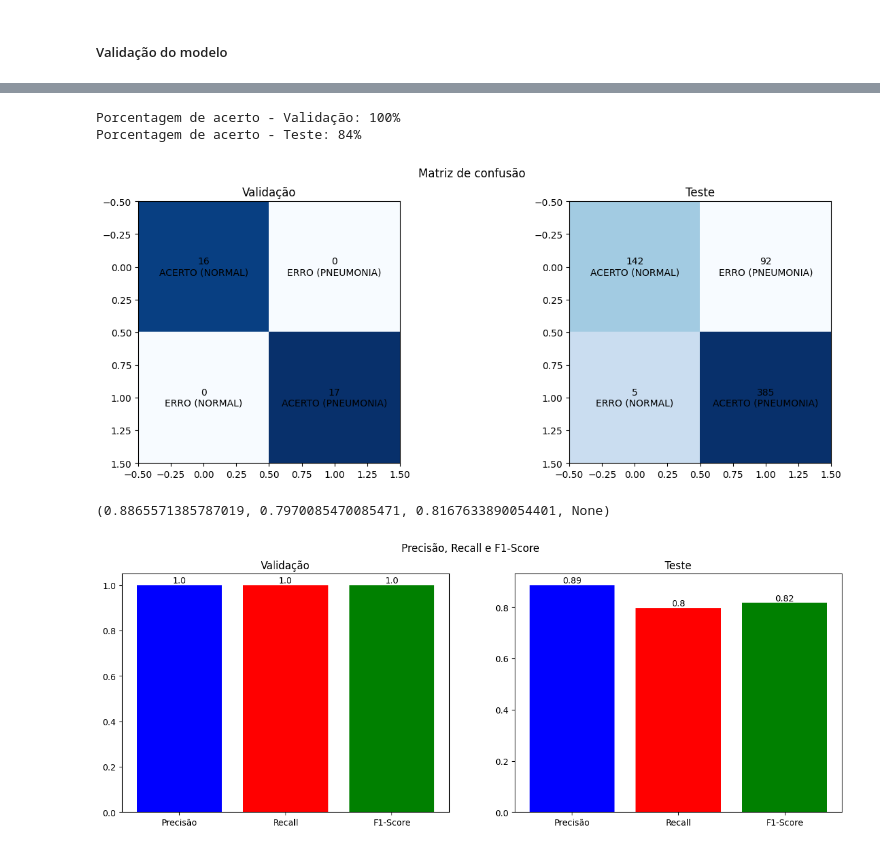
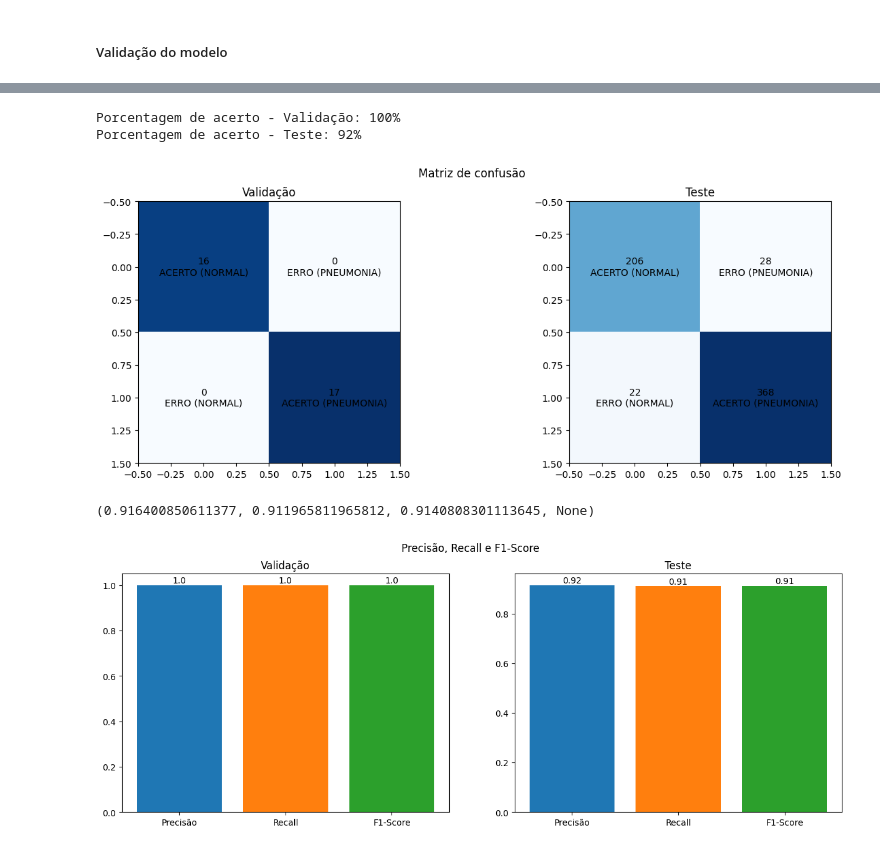
Before and after one commit to diegofemello/ImageClassificationWithPython, a Jupyter notebook: mobile_net_tcc.ipynb, the cells around one changed output, grey strips where cells are left out. Cells and saved outputs as stored; diff of their text form; code cells hidden in the pictures.

```diff
--- a/mobile_net_tcc.ipynb
+++ b/mobile_net_tcc.ipynb
@@ -227,6 +223,7 @@ ________________________________________________________________________________
 data_augmentation = tf.keras.Sequential([
     tf.keras.layers.experimental.preprocessing.RandomFlip('horizontal'),
     tf.keras.layers.experimental.preprocessing.RandomZoom(0.3),
+    tf.keras.layers.experimental.preprocessing.RandomRotation(0.1)
 ])
 
 model = tf.keras.Sequential([
@@ -246,9 +243,12 @@ model.compile(
 
 # Monitora a perda de validação e interrompe o treinamento quando a perda
 # de validação não melhora por 5 épocas consecutivas para evitar overfitting
-earlystopping = tf.keras.callbacks.EarlyStopping(monitor="val_loss",
-                                        mode="min", patience=5,
-                                        restore_best_weights=True)
+earlystopping = tf.keras.callbacks.EarlyStopping(
+    monitor="val_loss",
+    mode="min",
+    patience=10,
+    restore_best_weights=True
+)
 
 history = model.fit(
     dataset_treinamento,
@@ -256,7 +256,7 @@ history = model.fit(
     batch_size=batch_size,
     verbose=True,
     validation_data=dataset_validacao,
-    callbacks=[earlystopping]
+    callbacks=[earlystopping],
 )
 # %% [output]
 Epoch 1/100
@@ -446,36 +447,36 @@ plot_confusion_matrix(test_labels, test_predictions,
                       title='Teste', i=2)
 # %% [output]
 Porcentagem de acerto - Validação: 100%
-Porcentagem de acerto - Teste: 84%
+Porcentagem de acerto - Teste: 92%
-[figure, old version]
+[figure, new version]
 # %%
 # Gráfico de precisão, recall e f1-score
 
 plt.figure(figsize=(15, 5))
 plt.suptitle("Precisão, Recall e F1-Score")
 
 
 def plot_precision(predictions, labels, title='Precisão', i=1):
     precision = precision_recall_fscore_support(
         labels, predictions, average='macro')
 
     plt.subplot(1, 2, i)
-    plt.bar(['Precisão'], precision[0], color='blue')
-    plt.bar(['Recall'], precision[1], color='red')
-    plt.bar(['F1-Score'], precision[2], color='green')
+    plt.bar(['Precisão'], precision[0])
+    plt.bar(['Recall'], precision[1])
+    plt.bar(['F1-Score'], precision[2])
 
     # Exibindo os valores de precisão, recall e f1-score
     plt.text(0, precision[0], round(precision[0], 2), ha='center', va='bottom')
     plt.text(1, precision[1], round(precision[1], 2), ha='center', va='bottom')
     plt.text(2, precision[2], round(precision[2], 2), ha='center', va='bottom')
     plt.title(title)
     return precision
 
 
 plot_precision(val_predictions, val_labels,
                title='Validação', i=1)
 plot_precision(test_predictions, test_labels,
                title='Teste', i=2)
 # %% [output]
-(0.8865571385787019, 0.7970085470085471, 0.8167633890054401, None)
+(0.916400850611377, 0.911965811965812, 0.9140808301113645, None)
-[figure, old version]
+[figure, new version]
```
Also changed, not shown: parts of 10 cells of this notebook.
